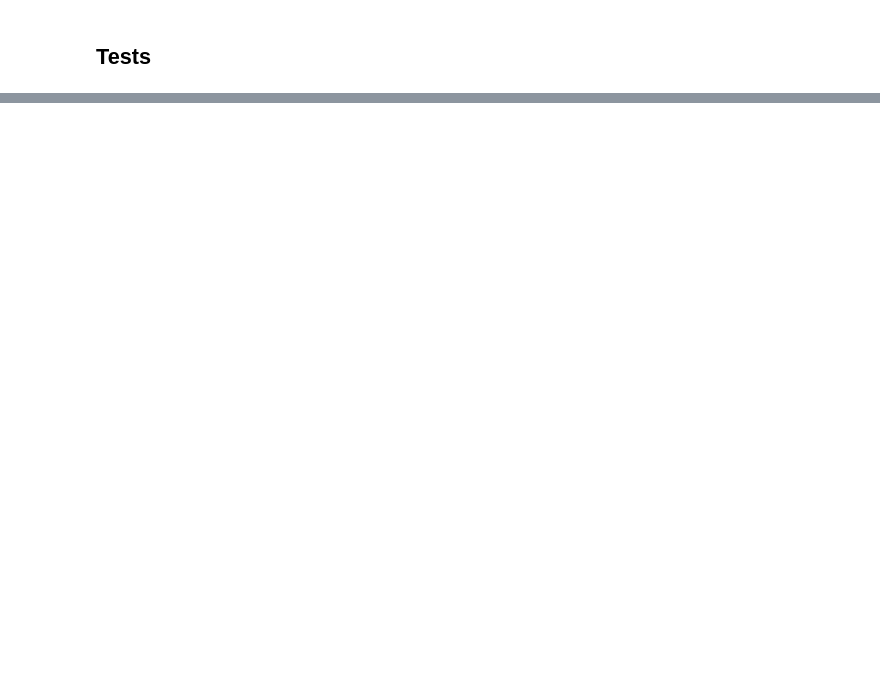
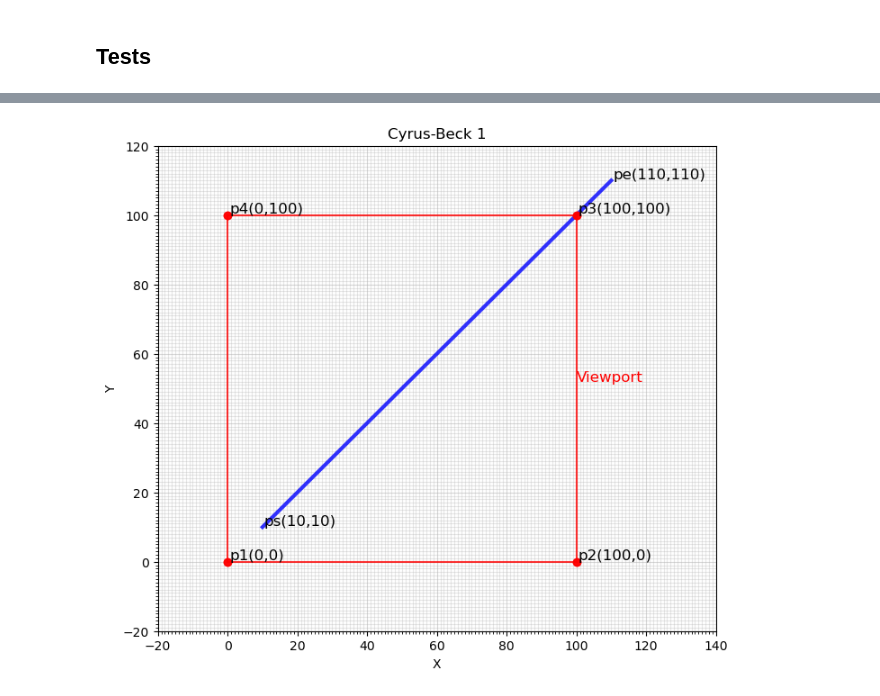
Before and after one commit to DiegoFLM/Computer-Graphics, a Jupyter notebook: clippingAlgorithms/t3.ipynb, the cells around one changed output, grey strips where cells are left out. Drawn from its saved outputs; the diff is of its cells as text; code cells hidden in the pictures; blank space fills up the shorter version.

```diff
--- a/clippingAlgorithms/t3.ipynb
+++ b/clippingAlgorithms/t3.ipynb
@@ -708,0 +810,32 @@ plt.show()
+# %%
+ps = np.array([10, 10])
+pe = np.array([110, 110])
+lineSegment = np.array([ps, pe])
+
+points = np.append(lineSegment, clipWindow, axis = 0)
+
+pointNames = ['ps', 'pe', 'p1', 'p2', 'p3', 'p4']
+
+
+fig, ax = plotPixels([], [], xRange = (-20,140), yRange = (-20,120), _color = 'blue', figureSize=(8,7), title = 'Cyrus-Beck 1')
+
+ax.plot(lineSegment[:,0], lineSegment[:,1], color = 'blue', alpha = 0.8, linewidth = 3)
+
+for i in range(2,len(points) - 1):
+    ax.plot(np.array([points[i], points[i+1]])[:,0], np.array([points[i], points[i+1]])[:,1], color = 'red',
+            alpha = 0.8, marker = 'o', markersize = 6)
+ax.plot(np.array([points[5], points[2]])[:,0], np.array([points[5], points[2]])[:,1], color = 'red',
+            alpha = 0.8, marker = 'o', markersize = 6)
+
+
+i = 0
+for point in points:
+    ax.text(point[0]+0.5, point[1]+0.5, f'{pointNames[i]}({round(point[0],1)},{round(point[1], 1)})', fontsize=12)
+    i += 1
+
+
+ax.text(100, 52, 'Viewport', fontsize=12, color = 'red')
+
+plt.show()
+# %% [output]
+[figure, added]
```
Also changed, not shown: parts of 6 cells of this notebook.
